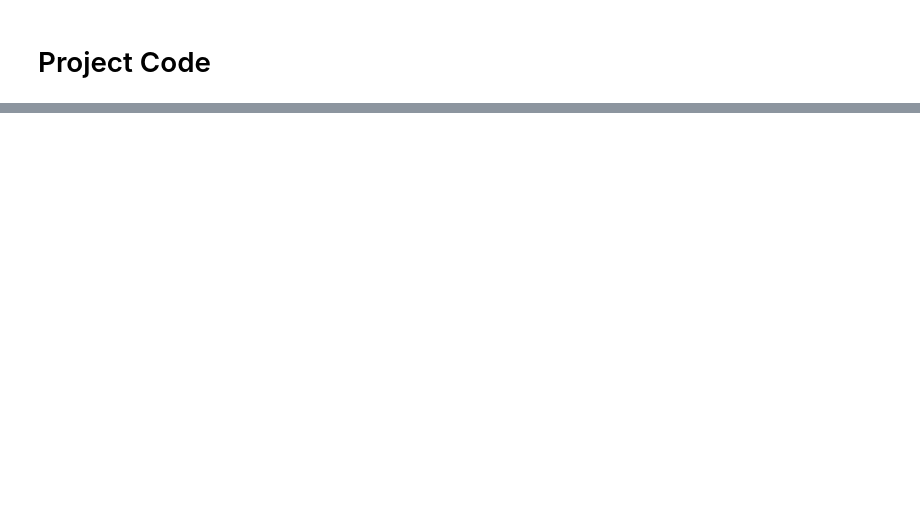
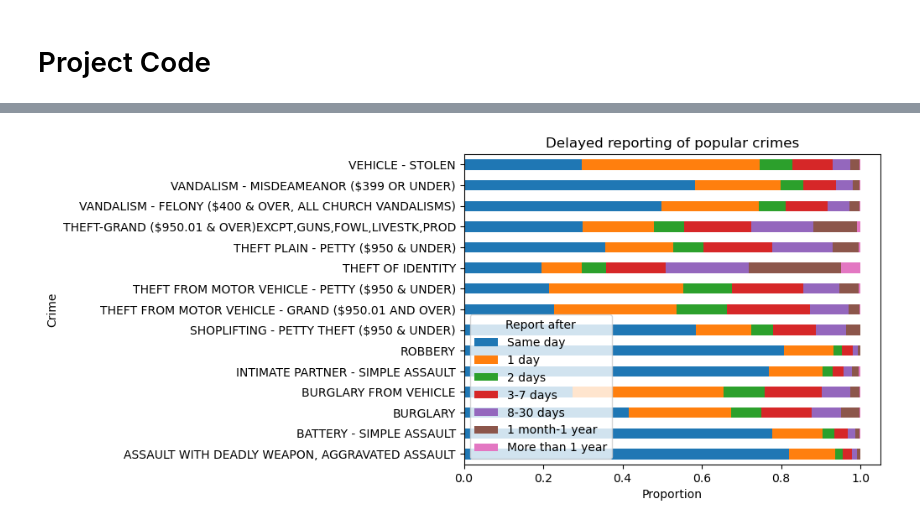
Before and after one commit to timaeusx/ds4200-genomics, a Jupyter notebook: crime_analysis.ipynb, the cells around one changed output, grey strips where cells are left out. Saved outputs shown, nothing was run; the diff lists cells and outputs as text; code cells hidden in the pictures; blank space fills up the shorter version.

```diff
--- a/crime_analysis.ipynb
+++ b/crime_analysis.ipynb
@@ -90,0 +124,25 @@ heatmap.save('crime_heatmap_year_month.html')
+# %%
+crime_freq = crime["Crm Cd Desc"].value_counts()
+crime_freq_df = crime_freq.to_frame().reset_index()
+crime_freq_df.columns = ["Crm", "Count"]
+crime_freq_df['Perc'] = crime_freq_df.Count/crime_freq_df.Count.sum()*100
+crime_freq_df['CumPerc'] = crime_freq_df["Perc"].cumsum()
+
+crime_freq_df[crime_freq_df.CumPerc < 70]
+
+crime['delay'] = (crime['Date Rptd'] - crime['DATE OCC']).dt.days
+
+crime['delay_cat'] = pd.cut(
+    x=crime["delay"],
+    bins=[-1, 0, 1, 2, 7, 30, 365, np.inf],
+    labels=["Same day","1 day","2 days",'3-7 days','8-30 days','1 month-1 year','More than 1 year'])
+top_crime = crime_freq_df.iloc[:15,0]
+top_crime_delay = crime[crime['Crm Cd Desc'].isin(top_crime)].groupby("Crm Cd Desc")['delay_cat'].value_counts(normalize=True).unstack()
+
+top_crime_delay.plot.barh(stacked = True)
+plt.title('Delayed reporting of popular crimes')
+plt.ylabel('Crime')
+plt.xlabel('Proportion')
+plt.legend(title = "Report after");
+# %% [output]
+[figure, added]
```
Also changed, not shown: parts of 4 cells of this notebook.
